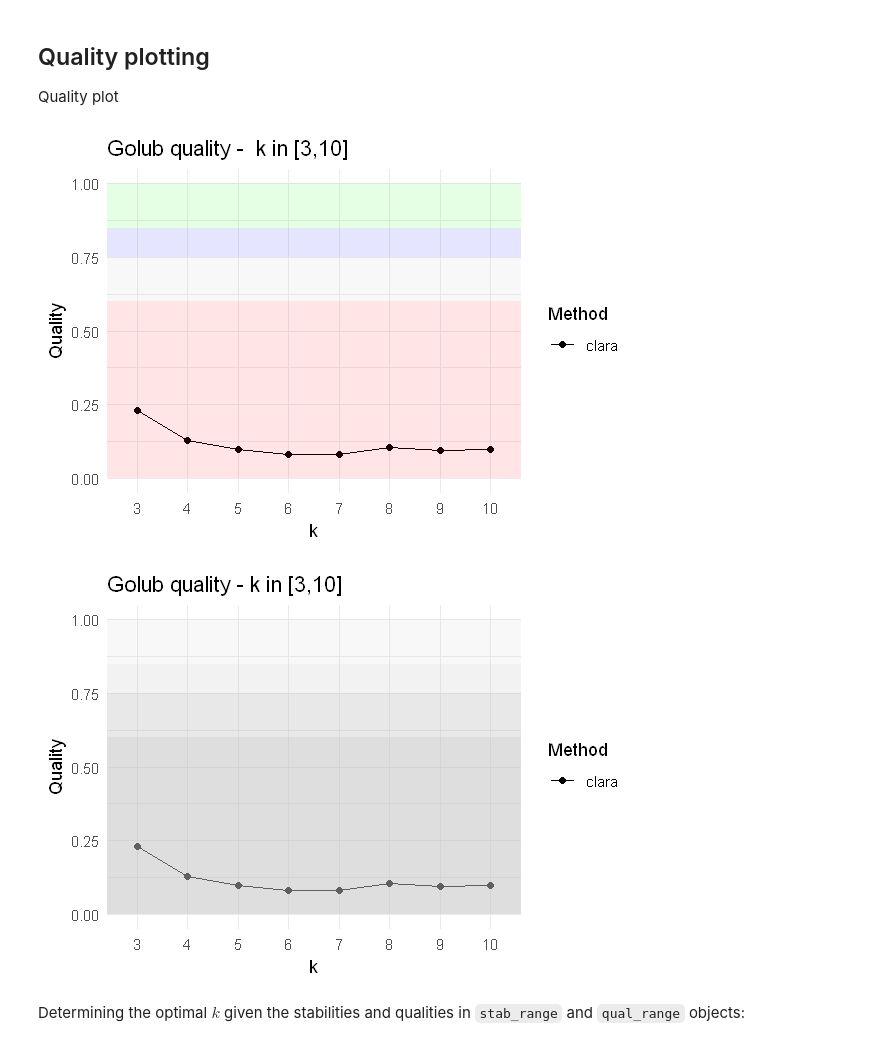
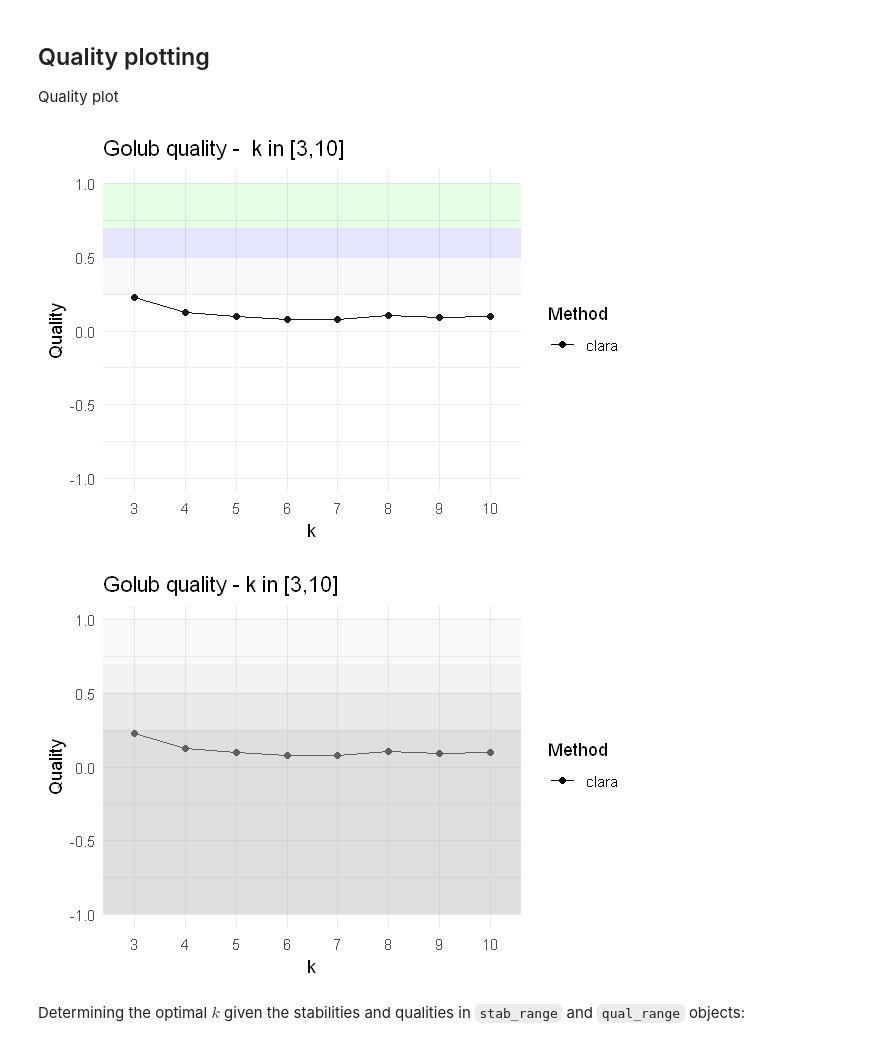
Before and after one commit to neobernad/evaluomeR, a Jupyter notebook: notebooks/use_cases/golub.ipynb, the cells around one changed output. Drawn from its saved outputs; the diff is of its cells as text; code cells hidden in the pictures.

```diff
--- a/notebooks/use_cases/golub.ipynb
+++ b/notebooks/use_cases/golub.ipynb
@@ -287,26 +305,25 @@ qual_melt = melt(qual, id.vars = c("Metric", "Method"))
 # %%
 color <- c("black", "darkgray", "gray", "lightgray", "white")
 
 p <- ggplot(qual_melt, aes(x = variable, y = value, color = Method, group = Method)) +
   geom_point() +
   geom_line() +
   scale_color_manual(values = color) +
   labs(
     title = paste0('Golub quality -  k in [', k.range[1], ",", k.range[2], ']'),
     x = 'k',
     y = 'Quality'
   ) +
-  scale_y_continuous(limits = c(0, 1)) +
+  scale_y_continuous(limits = c(-1, 1)) +
   theme_minimal()
 
-# Adding rectangles
 p +
-  annotate("rect", xmin = -Inf, xmax = Inf, ymin = 0.85, ymax = 1, alpha = 0.1, fill = "green") +
-  annotate("rect", xmin = -Inf, xmax = Inf, ymin = 0.75, ymax = 0.85, alpha = 0.1, fill = "blue") +
-  annotate("rect", xmin = -Inf, xmax = Inf, ymin = 0.6, ymax = 0.75, alpha = 0.1, fill = "gray") +
-  annotate("rect", xmin = -Inf, xmax = Inf, ymin = 0, ymax = 0.6, alpha = 0.1, fill = "red")
+  annotate("rect", xmin = -Inf, xmax = Inf, ymin = 0.7, ymax = 1, alpha = 0.1, fill = "green") +
+  annotate("rect", xmin = -Inf, xmax = Inf, ymin = 0.5, ymax = 0.7, alpha = 0.1, fill = "blue") +
+  annotate("rect", xmin = -Inf, xmax = Inf, ymin = 0.25, ymax = 0.5, alpha = 0.1, fill = "gray") +
+  annotate("rect", xmin = -Inf, xmax = Inf, ymin = -1, ymax = 0.25, alpha = 0.1, fill = "white")
 # %% [output]
-[figure, old version]
+[figure, new version]
 # %%
 color <- c("black", "darkgray", "gray", "lightgray", "white")
 
@@ -319,17 +336,16 @@ p <- ggplot(qual_melt, aes(x = variable, y = value, color = Method, group = Meth
     x = 'k',
     y = 'Quality'
   ) +
-  scale_y_continuous(limits = c(0, 1)) +
+  scale_y_continuous(limits = c(-1, 1)) +
   theme_minimal()
 
-# Adding grayscale rectangles
 p +
-  annotate("rect", xmin = -Inf, xmax = Inf, ymin = 0.85, ymax = 1, alpha = 0.1, fill = "gray") +
-  annotate("rect", xmin = -Inf, xmax = Inf, ymin = 0.75, ymax = 0.85, alpha = 0.2, fill = "gray") +
-  annotate("rect", xmin = -Inf, xmax = Inf, ymin = 0.6, ymax = 0.75, alpha = 0.35, fill = "gray") +
-  annotate("rect", xmin = -Inf, xmax = Inf, ymin = 0, ymax = 0.6, alpha = 0.5, fill = "gray")
+  annotate("rect", xmin = -Inf, xmax = Inf, ymin = 0.7, ymax = 1, alpha = 0.1, fill = "gray") +
+  annotate("rect", xmin = -Inf, xmax = Inf, ymin = 0.5, ymax = 0.7, alpha = 0.2, fill = "gray") +
+  annotate("rect", xmin = -Inf, xmax = Inf, ymin = 0.25, ymax = 0.5, alpha = 0.35, fill = "gray") +
+  annotate("rect", xmin = -Inf, xmax = Inf, ymin = -1, ymax = 0.25, alpha = 0.5, fill = "gray")
 # %% [output]
-[figure, old version]
+[figure, new version]
 # %% [markdown]
 Determining the optimal $k$ given the stabilities and qualities in `stab_range` and `qual_range` objects:
 # %%
```
Also changed, not shown: parts of 4 cells of this notebook.
